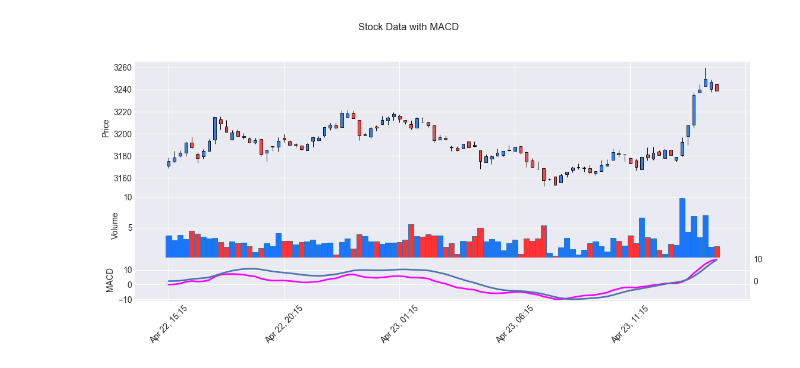
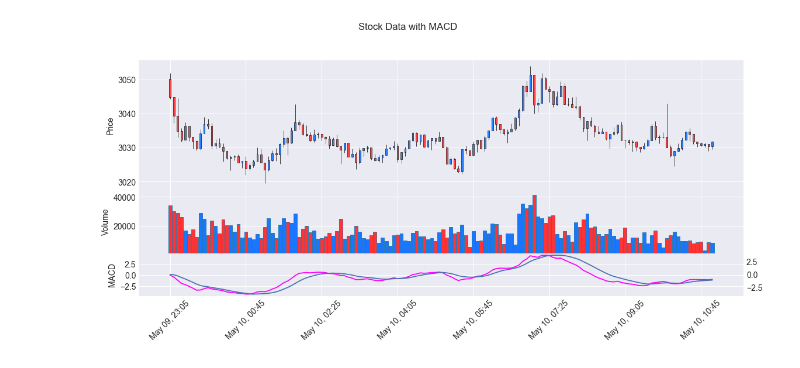
Before and after one commit to Altair200333/traderbor, a Jupyter notebook: notebooks/futures.ipynb, the cells around one changed output. Saved outputs shown, nothing was run; the diff lists cells and outputs as text; code cells hidden in the pictures.

```diff
--- a/notebooks/futures.ipynb
+++ b/notebooks/futures.ipynb
@@ -44,7 +42,9 @@ year_history = get_year_history(coin)
+# %%
+day_12h_history, day_history, week_history = map_async(lambda: get_12h_history(coin), lambda: get_day_history(coin), lambda: get_week_history(coin))
 # %%
-make_candlebars(day_history)
+make_candlebars(day_12h_history)
 # %% [output]
-[figure, old version]
+[figure, new version]
 # %%
 napi = TradingViewProvider()
 trading_agent = SupervisorMarginTrader()
```
Also changed, not shown: parts of 6 cells of this notebook, 2 other files.
